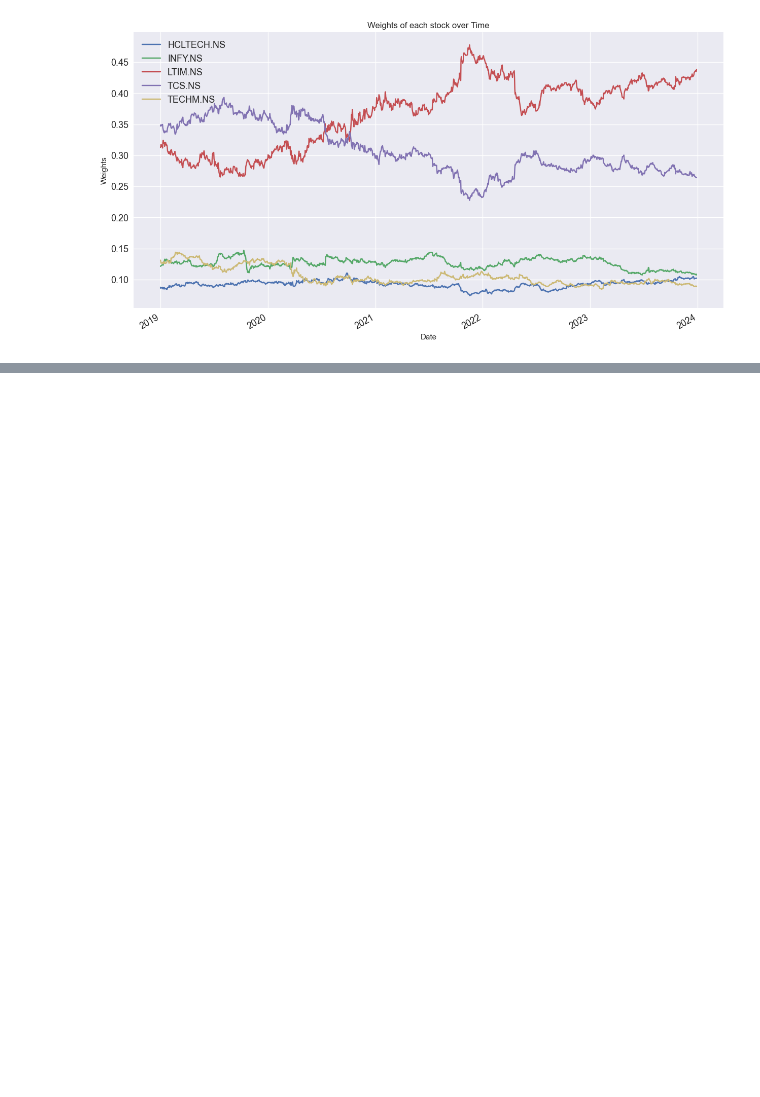
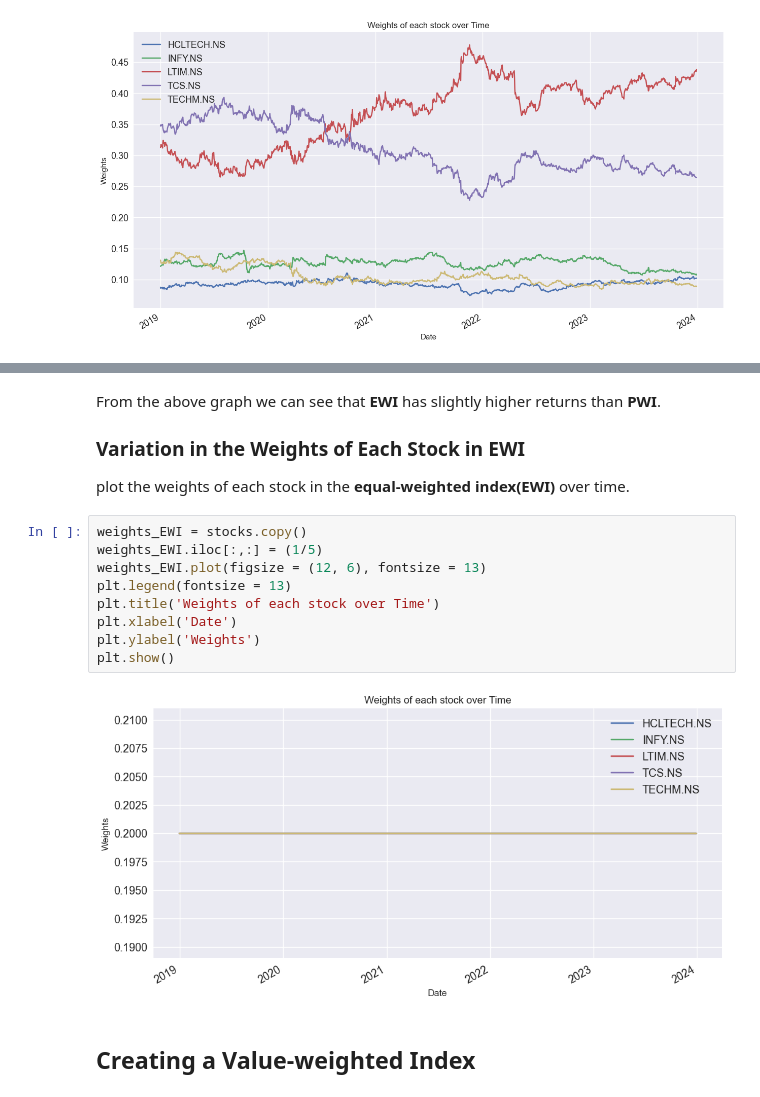
Before and after one commit to almaastaj/IndianStockMarket, a Jupyter notebook: IndianITIndex.ipynb, the cells around one changed output, grey strips where cells are left out. Saved outputs shown, nothing was run; the diff lists cells and outputs as text; blank space fills up the shorter version.

```diff
--- a/IndianITIndex.ipynb
+++ b/IndianITIndex.ipynb
@@ -176,0 +267,17 @@ plt.show()
+# %% [markdown]
+From the above graph we can see that **EWI** has slightly higher returns than **PWI**.
+### Variation in the Weights of Each Stock in EWI
+plot the weights of each stock in the **equal-weighted index(EWI)** over time.
+# %%
+weights_EWI = stocks.copy()
+weights_EWI.iloc[:,:] = (1/5)
+weights_EWI.plot(figsize = (12, 6), fontsize = 13)
+plt.legend(fontsize = 13)
+plt.title('Weights of each stock over Time')
+plt.xlabel('Date')
+plt.ylabel('Weights')
+plt.show()
+# %% [output]
+[figure, added]
+# %% [markdown]
+## Creating a Value-weighted Index
```
Also changed, not shown: parts of 10 cells of this notebook.
